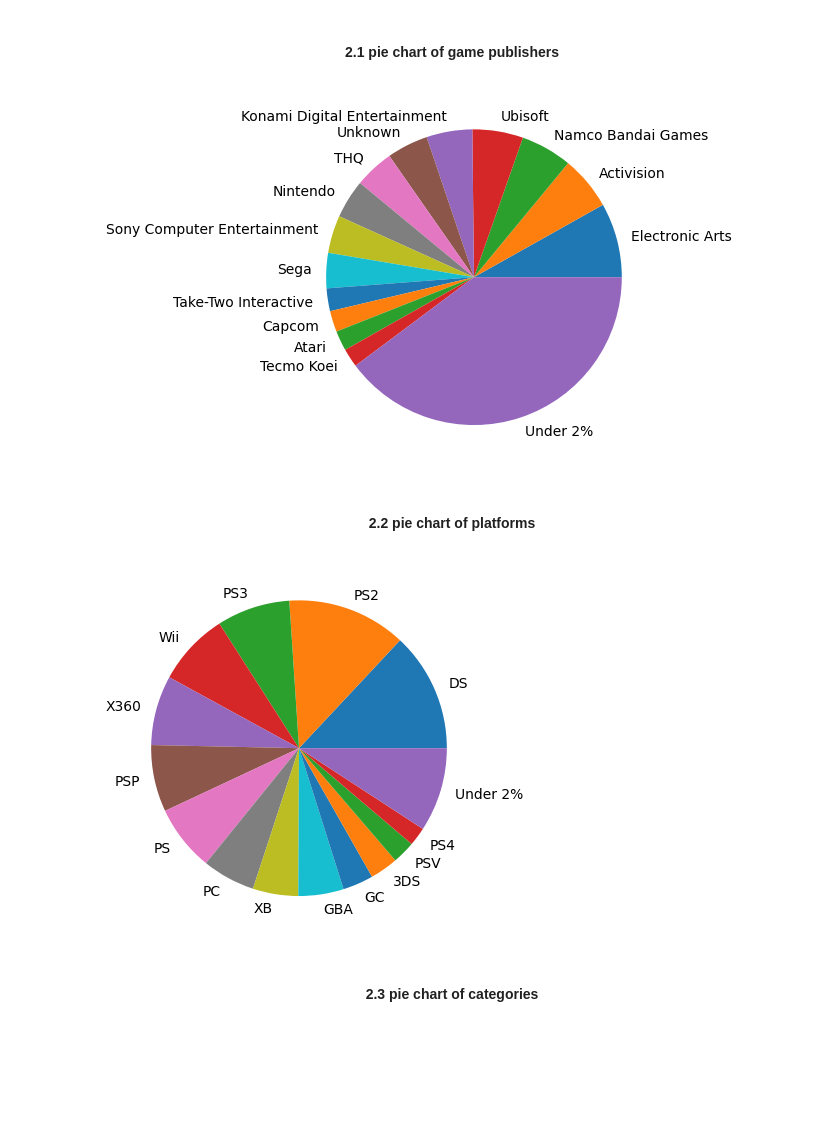
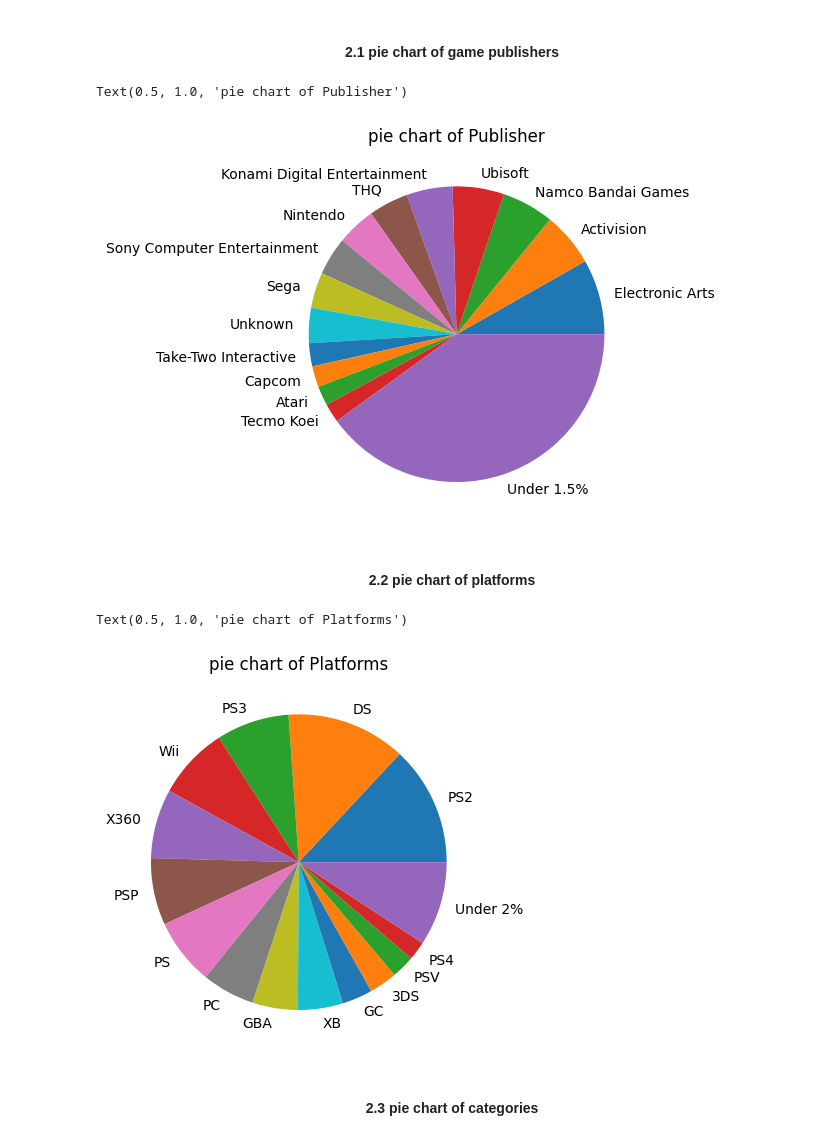
Before and after one commit to TodeaGabriel/Video-games-sales-predictions, a Jupyter notebook: videoGamePricesPredictions.ipynb, the cells around one changed output. Cells and saved outputs as stored; diff of their text form; code cells hidden in the pictures; blank space fills up the shorter version.

```diff
--- a/videoGamePricesPredictions.ipynb
+++ b/videoGamePricesPredictions.ipynb
@@ -219,5 +219,7 @@ print(std,mean)
 # %% [output]
 0.040254293724586776 0.04714285714285715
 1.6165547849900261 0.8276785714285715
+# %%
+df = df.dropna()
 # %%
 print(df.isnull().sum())
@@ -356,16 +358,18 @@ there are 264 publishers
 # %%
 publisher_counts = df['Publisher'].value_counts()
 total = publisher_counts.sum()
 
-mask = publisher_counts / total >= 0.02
+mask = publisher_counts / total >= 0.015
 above = publisher_counts[mask]
 below_sum = publisher_counts[~mask].sum()
 
-publisher_counts = pd.concat([above, pd.Series({'Under 2%': below_sum})])
+publisher_counts = pd.concat([above, pd.Series({'Under 1.5%': below_sum})])
 
 ax = publisher_counts.plot.pie(labels=publisher_counts.index)
+plt.title("pie chart of Publisher")
 # %% [output]
+Text(0.5, 1.0, 'pie chart of Publisher')
-[figure, old version]
+[figure, new version]
 # %% [markdown]
 <h4 align = "center"> 2.2 pie chart of platforms </h4>
 # %%
@@ -379,8 +383,10 @@ below_sum = publisher_counts[~mask].sum()
 publisher_counts = pd.concat([above, pd.Series({'Under 2%': below_sum})])
 
 ax = publisher_counts.plot.pie(labels=publisher_counts.index)
+plt.title("pie chart of Platforms")
 # %% [output]
+Text(0.5, 1.0, 'pie chart of Platforms')
-[figure, old version]
+[figure, new version]
 # %% [markdown]
 <h4 align = "center"> 2.3 pie chart of categories </h4>
 # %%
```
Also changed, not shown: parts of 33 cells of this notebook.
